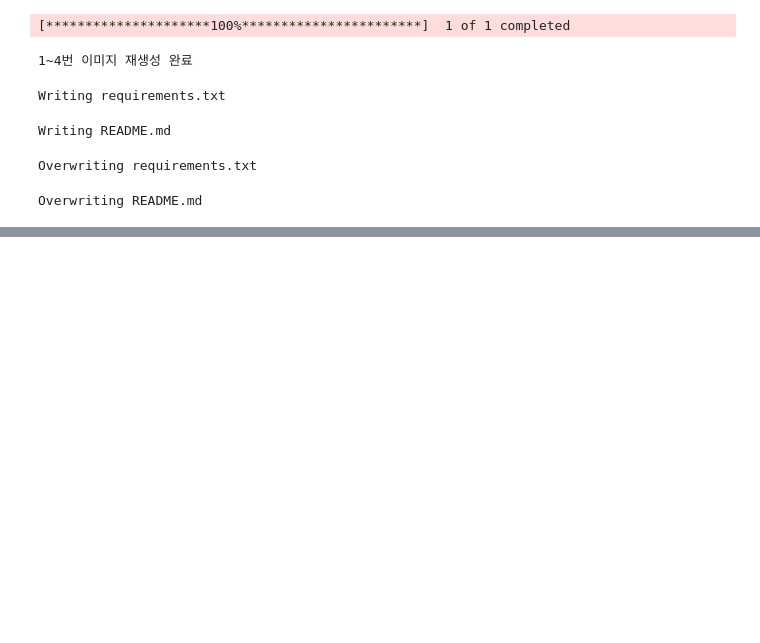
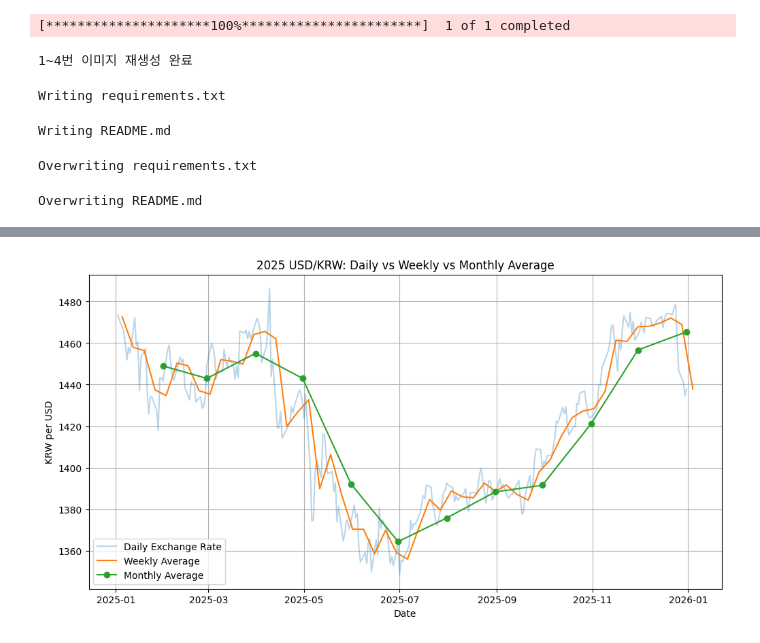
Before and after one commit to kimblessing22-commits/usd-krw-time-series-analysis, a Jupyter notebook: analysis.ipynb, the cells around one changed output, grey strips where cells are left out. Drawn from its saved outputs; the diff is of its cells as text; code cells hidden in the pictures; blank space fills up the shorter version.

```diff
--- a/analysis.ipynb
+++ b/analysis.ipynb
@@ -1582,3 +1582,86 @@ df = yf.download(
 )
 # %% [output]
 Overwriting README.md
+# %%
+import os
+import yfinance as yf
+import pandas as pd
+import matplotlib.pyplot as plt
+
+os.makedirs("images", exist_ok=True)
+os.makedirs("data", exist_ok=True)
+
+# 데이터 다시 불러오기
+df = yf.download(
+    "KRW=X",
+    start="2024-01-01",
+    end="2026-10-01",
+    interval="1d"
+)
+
+# Close 데이터 추출
+close_data = df["Close"]
+
+if isinstance(close_data, pd.DataFrame):
+    close = close_data.iloc[:, 0]
+else:
+    close = close_data
+
+# 원본 데이터도 다시 저장
+df.to_csv("data/usd_krw_2024_2026.csv")
+
+# 2025년 데이터만 별도 추출
+close_2025 = close.loc["2025-01-01":"2025-12-31"]
+
+# 주별 평균 / 월별 평균
+weekly_avg_2025 = close_2025.resample("W").mean()
+monthly_avg_2025 = close_2025.resample("ME").mean()
+
+# 주요 통계 계산
+avg_2025 = close_2025.mean()
+min_2025 = close_2025.min()
+max_2025 = close_2025.max()
+
+weekly_min_2025 = weekly_avg_2025.min()
+weekly_max_2025 = weekly_avg_2025.max()
+
+monthly_min_2025 = monthly_avg_2025.min()
+monthly_max_2025 = monthly_avg_2025.max()
+
+print("=== 2025년 별도 기간 분석 ===")
+print("2025년 데이터 개수:", len(close_2025))
+print("2025년 평균 환율:", round(avg_2025, 2))
+print("2025년 최저 환율:", round(min_2025, 2))
+print("2025년 최고 환율:", round(max_2025, 2))
+
+print("\n=== 집계 단위 비교 ===")
+print("주별 평균 데이터 개수:", len(weekly_avg_2025))
+print("월별 평균 데이터 개수:", len(monthly_avg_2025))
+print("주별 평균 최저:", round(weekly_min_2025, 2))
+print("주별 평균 최고:", round(weekly_max_2025, 2))
+print("월별 평균 최저:", round(monthly_min_2025, 2))
+print("월별 평균 최고:", round(monthly_max_2025, 2))
+
+# 그래프
+plt.figure(figsize=(12, 6))
+
+plt.plot(close_2025, label="Daily Exchange Rate", alpha=0.3)
+plt.plot(weekly_avg_2025, label="Weekly Average")
+plt.plot(monthly_avg_2025, label="Monthly Average", marker="o")
+
+plt.title("2025 USD/KRW: Daily vs Weekly vs Monthly Average")
+plt.xlabel("Date")
+plt.ylabel("KRW per USD")
+plt.legend()
+plt.grid(True)
+
+plt.savefig(
+    "images/07_2025_weekly_monthly_comparison.png",
+    dpi=300,
+    bbox_inches="tight"
+)
+
+plt.show()
+
+print("\n07번 그래프 저장 완료")
+# %% [output]
@@ -1584,0 +1682 @@ Overwriting README.md
+[figure, added]
```
Also changed, not shown: parts of 7 cells of this notebook, 5 other files.
